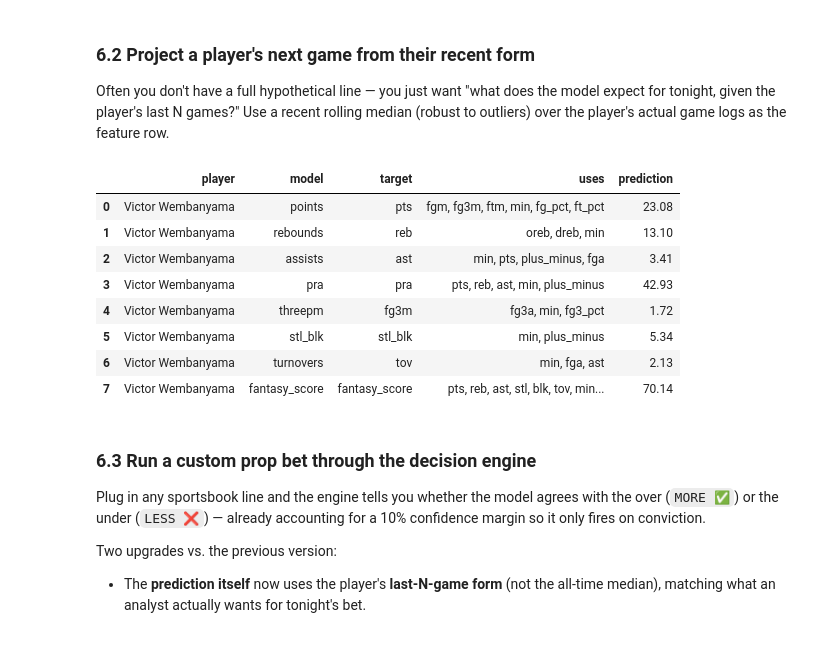
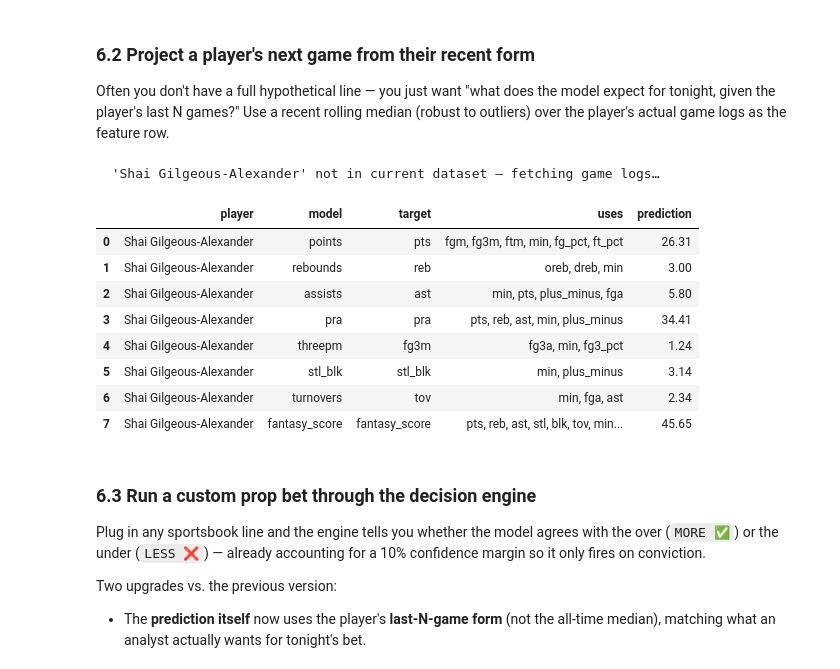
Before and after one commit to texasbe2trill/hooplytics, a Jupyter notebook: hooplytics.ipynb, the cells around one changed output. Cells and saved outputs as stored; diff of their text form; code cells hidden in the pictures.

```diff
--- a/hooplytics.ipynb
+++ b/hooplytics.ipynb
@@ -780,31 +780,65 @@ predict_scenario(scenario)
 
 Often you don't have a full hypothetical line — you just want "what does the model expect for tonight, given the player's last N games?" Use a recent rolling median (robust to outliers) over the player's actual game logs as the feature row.
 # %%
-def project_next_game(player: str, last_n: int = 10) -> pd.DataFrame:
-    rows = (
-        modeling_df[modeling_df["player"] == player]
-        .tail(last_n)  # data is sorted chronologically
-    )
-    if rows.empty:
-        raise ValueError(f"No data for {player}")
+def _get_modeling_rows(player: str, last_n: int, seasons: list[str] | None = None) -> pd.DataFrame:
+    """Return last `last_n` modeling-ready rows for `player`.
+    If the player is not in the current dataset, game logs are fetched automatically.
+    """
+    rows = modeling_df[modeling_df["player"] == player].tail(last_n)
+    if not rows.empty:
+        return rows
+
+    print(f"  '{player}' not in current dataset — fetching game logs…")
+    raw = _fetch_player_seasons(player, seasons if seasons is not None else CURRENT)
+    if raw.empty:
+        raise ValueError(f"No NBA game logs found for '{player}'")
+
+    rename = {
+        "PTS": "pts", "REB": "reb", "OREB": "oreb", "DREB": "dreb",
+        "AST": "ast", "STL": "stl", "BLK": "blk", "TOV": "tov",
+        "FGM": "fgm", "FGA": "fga", "FG3M": "fg3m", "FG3A": "fg3a",
+        "FTM": "ftm", "FTA": "fta", "MIN": "min",
+        "FG_PCT": "fg_pct", "FG3_PCT": "fg3_pct", "FT_PCT": "ft_pct",
+        "PLUS_MINUS": "plus_minus", "GAME_DATE": "game_date",
+    }
+    df = raw.rename(columns=rename)
+    df["game_date"] = pd.to_datetime(df["game_date"], format="%b %d, %Y", errors="coerce")
+    df["pra"] = df["pts"] + df["reb"] + df["ast"]
+    df["stl_blk"] = df["stl"] + df["blk"]
+    df["fantasy_score"] = fantasy(df)
+    df = df.sort_values("game_date").reset_index(drop=True)
+    available_cols = ["player", *[c for c in ALL_COLS if c in df.columns]]
+    result = df[available_cols].dropna().tail(last_n)
+    if result.empty:
+        raise ValueError(f"Fetched data for '{player}' but no complete rows after dropna.")
+    return result
+
+
+def project_next_game(player: str, last_n: int = 10, seasons: list[str] | None = None) -> pd.DataFrame:
+    """Players not in your ROSTER are fetched automatically.
+    Pass `seasons` to override which seasons are pulled (default: CURRENT).
+    """
+    rows = _get_modeling_rows(player, last_n, seasons)
     feats_all = rows.drop(columns=["player"]).median().to_dict()
     proj = predict_scenario(feats_all)
     proj.insert(0, "player", player)
     return proj
 
 
-# Edit me: any player in PLAYERS, any rolling window
-project_next_game("Victor Wembanyama", last_n=10)
+# Edit me: any NBA player name, any rolling window.
+# Players not in your ROSTER are fetched automatically!
+project_next_game("Shai Gilgeous-Alexander", last_n=10)
 # %% [output]
+  'Shai Gilgeous-Alexander' not in current dataset — fetching game logs…
 |  | player | model | target | uses | prediction |
-| 0 | Victor Wembanyama | points | pts | fgm, fg3m, ftm, min, fg_pct, ft_pct | 23.08 |
-| 1 | Victor Wembanyama | rebounds | reb | oreb, dreb, min | 13.10 |
-| 2 | Victor Wembanyama | assists | ast | min, pts, plus_minus, fga | 3.41 |
-| 3 | Victor Wembanyama | pra | pra | pts, reb, ast, min, plus_minus | 42.93 |
-| 4 | Victor Wembanyama | threepm | fg3m | fg3a, min, fg3_pct | 1.72 |
-| 5 | Victor Wembanyama | stl_blk | stl_blk | min, plus_minus | 5.34 |
-| 6 | Victor Wembanyama | turnovers | tov | min, fga, ast | 2.13 |
-| 7 | Victor Wembanyama | fantasy_score | fantasy_score | pts, reb, ast, stl, blk, tov, min... | 70.14 |
+| 0 | Shai Gilgeous-Alexander | points | pts | fgm, fg3m, ftm, min, fg_pct, ft_pct | 26.31 |
+| 1 | Shai Gilgeous-Alexander | rebounds | reb | oreb, dreb, min | 3.00 |
+| 2 | Shai Gilgeous-Alexander | assists | ast | min, pts, plus_minus, fga | 5.80 |
+| 3 | Shai Gilgeous-Alexander | pra | pra | pts, reb, ast, min, plus_minus | 34.41 |
+| 4 | Shai Gilgeous-Alexander | threepm | fg3m | fg3a, min, fg3_pct | 1.24 |
+| 5 | Shai Gilgeous-Alexander | stl_blk | stl_blk | min, plus_minus | 3.14 |
+| 6 | Shai Gilgeous-Alexander | turnovers | tov | min, fga, ast | 2.34 |
+| 7 | Shai Gilgeous-Alexander | fantasy_score | fantasy_score | pts, reb, ast, stl, blk, tov, min... | 45.65 |
 # %% [markdown]
 ### 6.3 Run a custom prop bet through the decision engine
 
```
Also changed, not shown: parts of 1 cell of this notebook.
